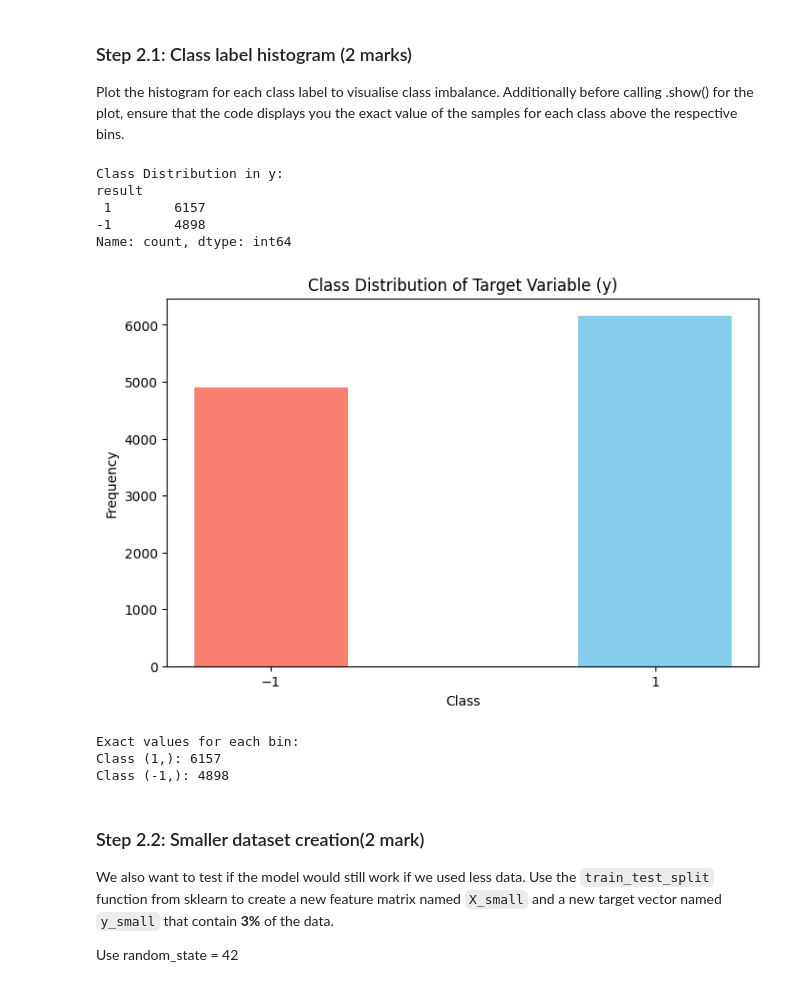
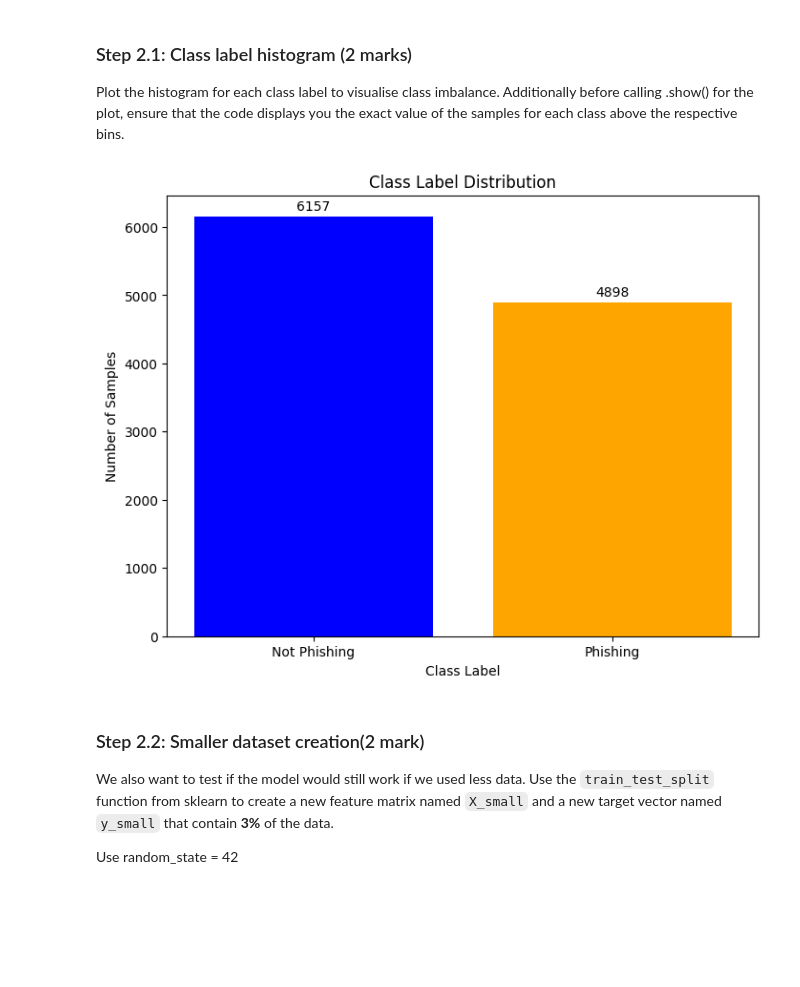
Before and after one commit to SamarthUPathak/engg680_2024_fall, a Jupyter notebook: Lab_Assignment3/Assignment3.ipynb, the cells around one changed output. Drawn from its saved outputs; the diff is of its cells as text; code cells hidden in the pictures; blank space fills up the shorter version.

```diff
--- a/Lab_Assignment3/Assignment3.ipynb
+++ b/Lab_Assignment3/Assignment3.ipynb
@@ -444,14 +427,0 @@ import matplotlib.pyplot as plt
-# %%
-from ucimlrepo import fetch_ucirepo
-
-phishing_websites = fetch_ucirepo(id=327)
-
-X = phishing_websites.data.features
-y = phishing_websites.data.targets
-
-print("Data (as pandas DataFrames):")
-print("X (Features):\n", X.head())  # Display first few rows of X
-print("y (Target):\n", y.head())    # Display first few rows of y
-
-print("\nSize of X:", X.shape)
-print("Size of y:", y.shape)
@@ -477,33 +429,22 @@ Size of y: (11055, 1)
 ### Step 2.1: Class label histogram (2 marks)
 
 Plot the histogram for each class label to visualise class imbalance. Additionally before calling .show() for the plot, ensure that the code displays you the exact value of the samples for each class above the respective bins.
-# %%
-class_counts = y.value_counts()
-
-print("Class Distribution in y:")
-print(class_counts)
-
-plt.figure(figsize=(8, 5))
-plt.bar([1, -1], class_counts.values, color=['skyblue', 'salmon'])
-plt.xlabel('Class')
-plt.ylabel('Frequency')
-plt.title('Class Distribution of Target Variable (y)')
-plt.xticks([1, -1])
-plt.show()
-
-print("\nExact values for each bin:")
-for class_label, count in class_counts.items():
-    print(f"Class {class_label}: {count}")
-# %% [output]
-Class Distribution in y:
-result
- 1        6157
--1        4898
-Name: count, dtype: int64
-[figure, removed]
-Exact values for each bin:
-Class (1,): 6157
-Class (-1,): 4898
+# %%
+class_counts = y.value_counts()
+
+plt.figure(figsize=(8, 6))
+bars = plt.bar(class_counts.index.map(str), class_counts.values, color=['blue', 'orange'])
+for bar in bars:
+    yval = bar.get_height()
+    plt.text(bar.get_x() + bar.get_width()/2, yval + 50, int(yval), ha='center', va='bottom')
+
+plt.xlabel('Class Label')
+plt.ylabel('Number of Samples')
+plt.title('Class Label Distribution')
+plt.xticks(class_counts.index.map(str), ['Not Phishing', 'Phishing'])
+plt.show()
+# %% [output]
+[figure, added]
 # %% [markdown]
 ### Step 2.2: Smaller dataset creation(2 mark)
 
```
Also changed, not shown: parts of 16 cells of this notebook.
